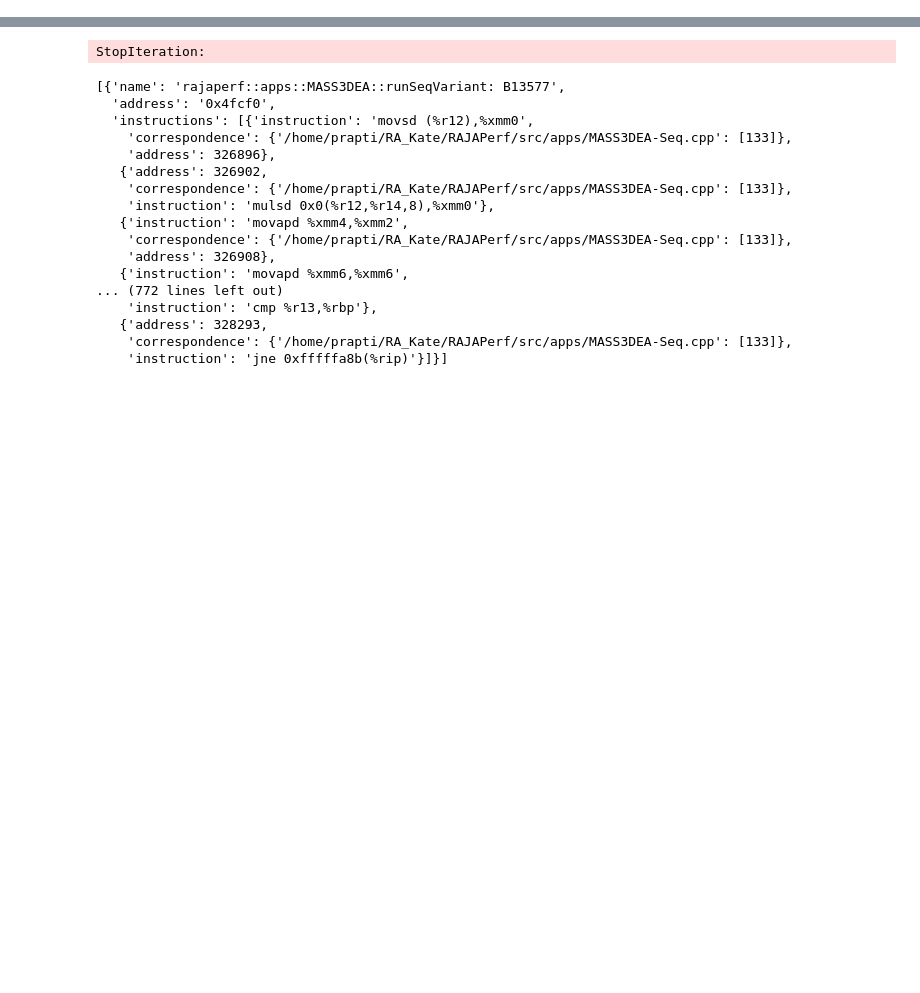
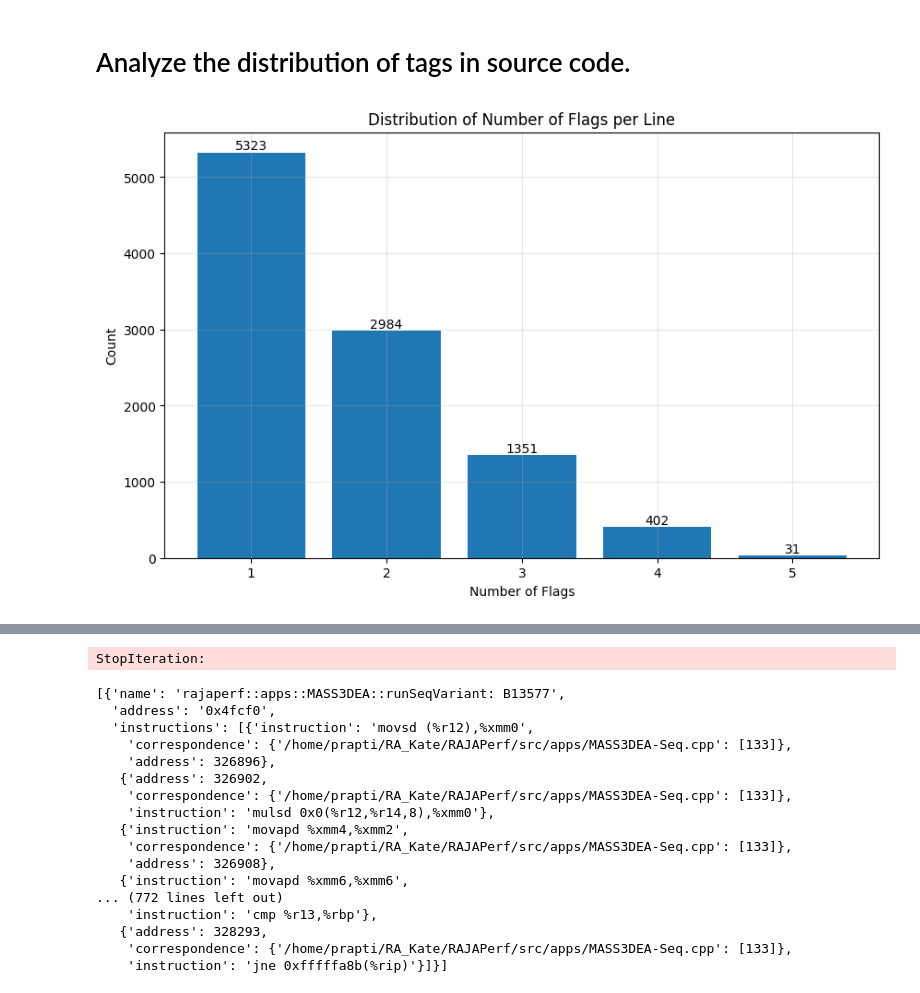
Before and after one commit to Prapti-044/dis-viz, a Jupyter notebook: analysis/main.ipynb, the cells around one changed output, grey strips where cells are left out. Cells and saved outputs as stored; diff of their text form; code cells hidden in the pictures; blank space fills up the shorter version.

```diff
--- a/analysis/main.ipynb
+++ b/analysis/main.ipynb
@@ -51,4 +62,31 @@ print([k for k in result[sample].keys()])
 # %%
-# bin_result = result['raja-perf.exe']
-bin_result = result['raja-perf-g-O3.-gcc13exe']
+# bin_result = result['bubble-O3']
+bin_result = result['raja-perf-O3.exe']
 blocks = bin_result['blocks_info']['memory_order_blocks']
+# %% [markdown]
+# Analyze the distribution of tags in source code.
+# %%
+# Create distribution of flags per line
+flag_counts = []
+for file_info in bin_result['source_code_info']:
+    for line_info in file_info['lines']:
+        line_num = line_info.get('line', 0)  # Use 0 if line number missing
+        num_flags = len(line_info['flags'])
+        flag_counts.append(num_flags)
+
+plt.figure(figsize=(10,6))
+counts, bins, _ = plt.hist(flag_counts, bins=range(min(flag_counts), max(flag_counts) + 2, 1),
+                          rwidth=0.8, align='left')  # Add gap with rwidth < 1
+
+# Add count labels above each bar
+for i, count in enumerate(counts):
+    plt.text(bins[i], count, str(int(count)), ha='center', va='bottom')
+
+plt.title('Distribution of Number of Flags per Line')
+plt.xlabel('Number of Flags')
+plt.ylabel('Count')
+plt.grid(True, alpha=0.3)
+plt.xticks(range(min(flag_counts), max(flag_counts) + 1))  # Set integer x-ticks
+plt.show()
+# %% [output]
+[figure, added]
```
Also changed, not shown: parts of 10 cells of this notebook, 3 other files.
